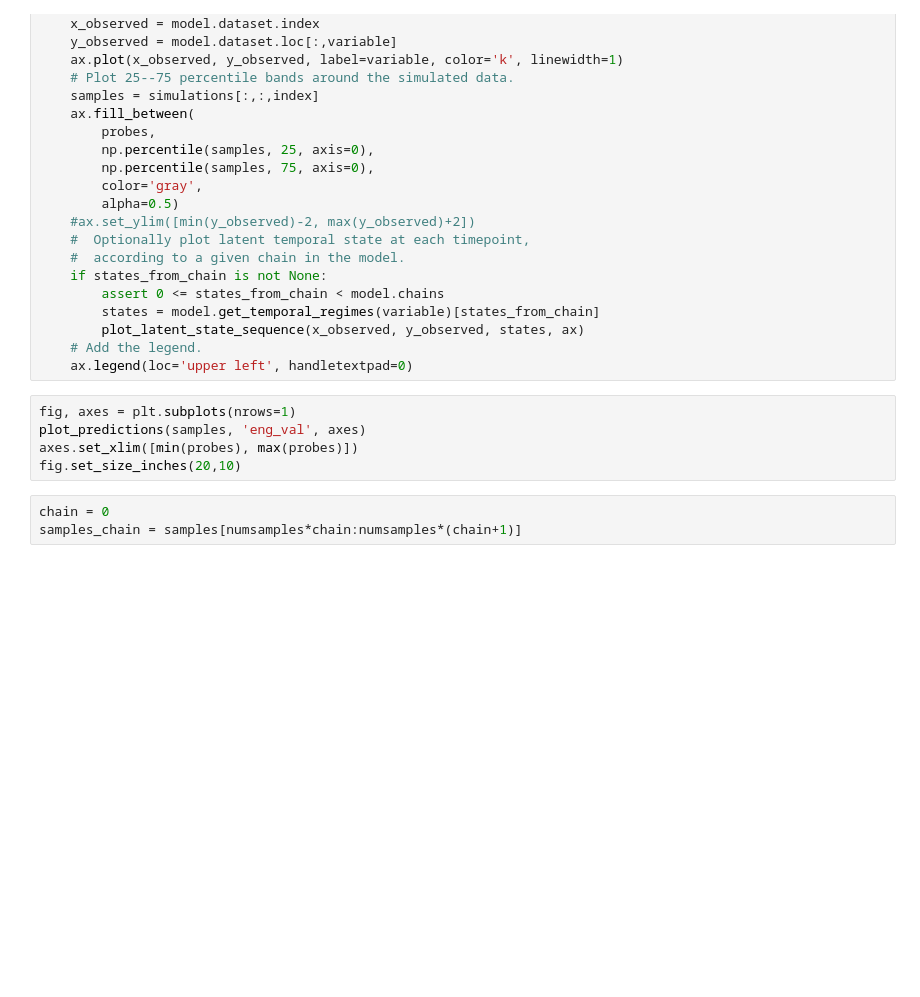
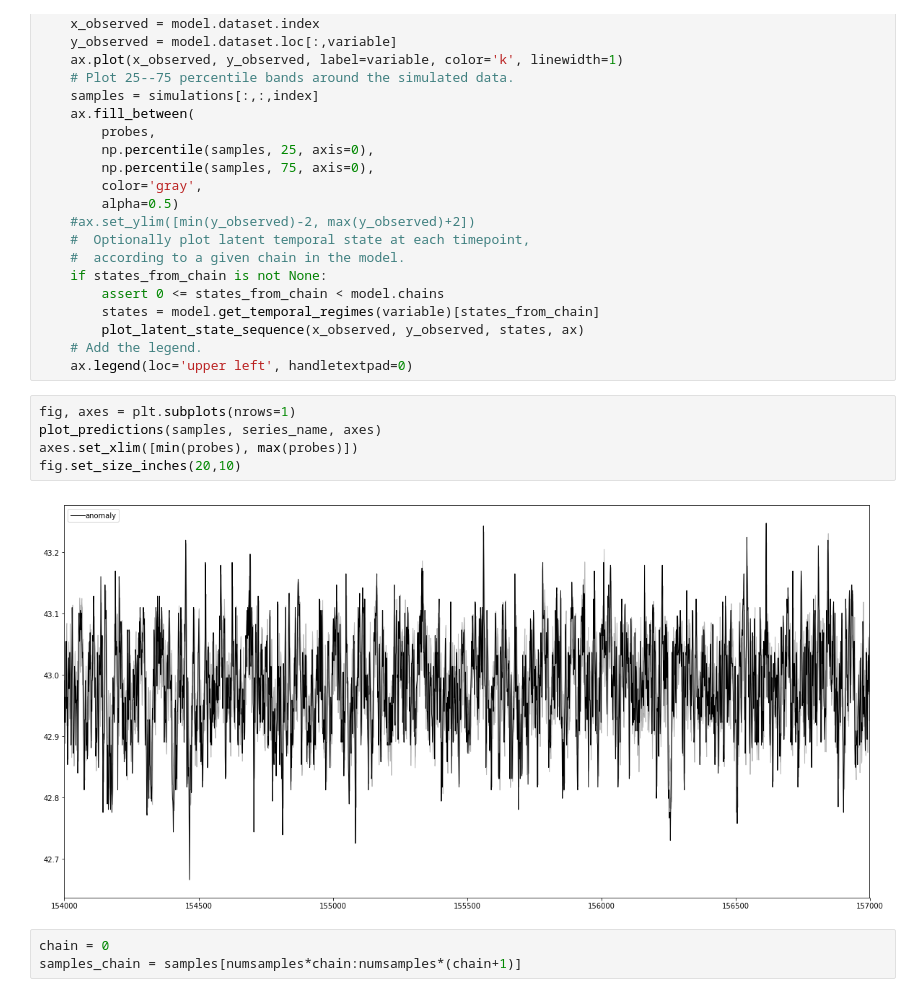
Before and after one commit to nick-torenvliet/bnp_time_series, a Jupyter notebook: jupyter/anomaly_detection_industrial.ipynb, the cells around one changed output. Drawn from its saved outputs; the diff is of its cells as text; blank space fills up the shorter version.

```diff
--- a/jupyter/anomaly_detection_industrial.ipynb
+++ b/jupyter/anomaly_detection_industrial.ipynb
@@ -99,9 +85,11 @@ def plot_predictions(simulations, variable, ax, states_from_chain=None):
     ax.legend(loc='upper left', handletextpad=0)
 # %%
 fig, axes = plt.subplots(nrows=1)
-plot_predictions(samples, 'eng_val', axes)
+plot_predictions(samples, series_name, axes)
 axes.set_xlim([min(probes), max(probes)])
 fig.set_size_inches(20,10)
+# %% [output]
+[figure, added]
 # %%
 chain = 0
 samples_chain = samples[numsamples*chain:numsamples*(chain+1)]
```
Also changed, not shown: parts of 12 cells of this notebook, 2 other files.
